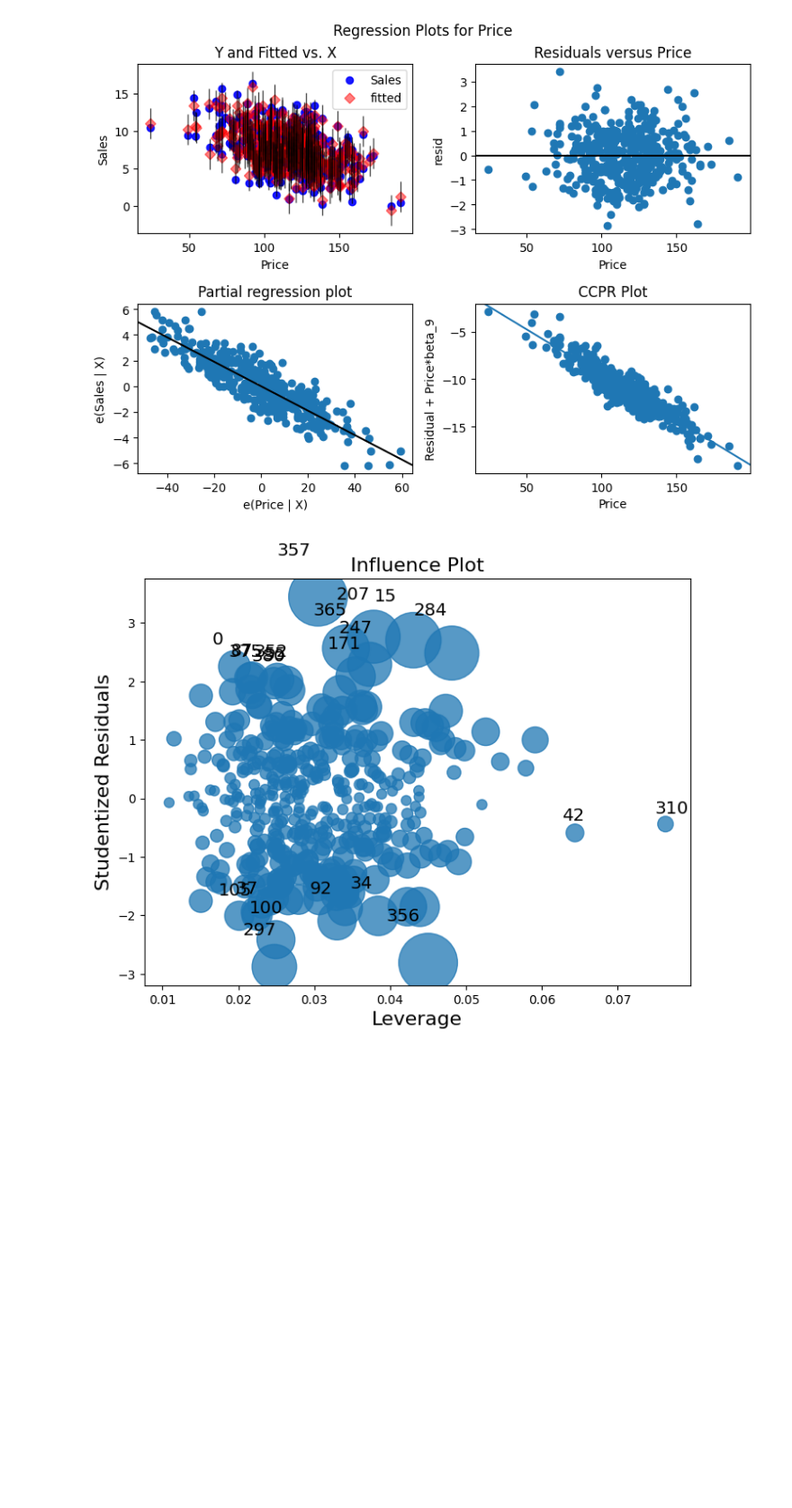
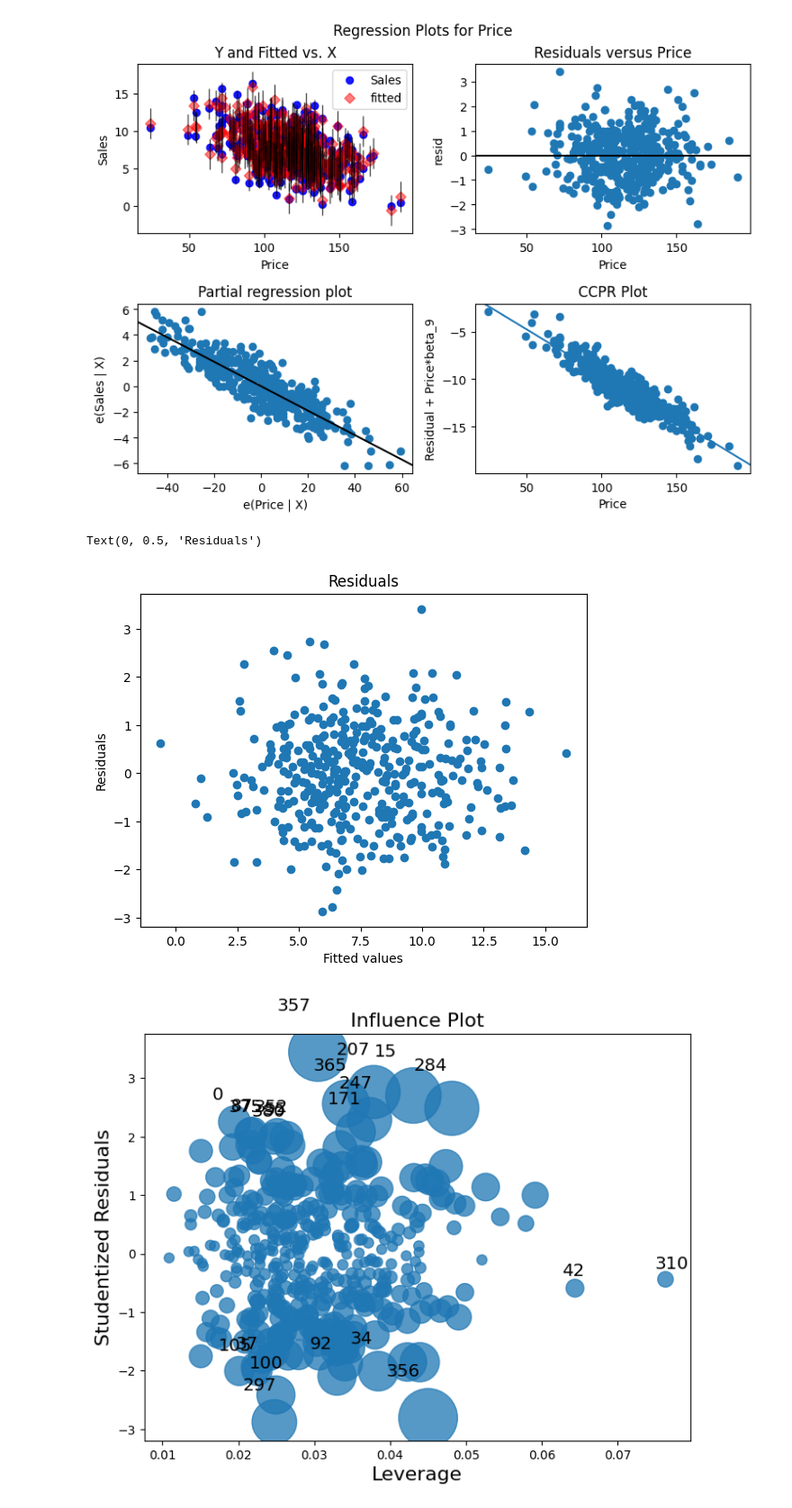
Before and after one commit to Siriyakon-Saenpor/229351_Statistical-Learning-for-Data-Science-1, a Jupyter notebook: สำเนาของ_229351_LAB07.ipynb, the cells around one changed output. Shown: that part at 90% size. Saved outputs shown, nothing was run; the diff lists cells and outputs as text; code cells hidden in the pictures; blank space fills up the shorter version.

```diff
--- a/สำเนาของ_229351_LAB07.ipynb
+++ b/สำเนาของ_229351_LAB07.ipynb
@@ -456,6 +456,14 @@ sm.graphics.plot_regress_exog(model, 'Price', fig=fig)
 plt.show()
 # %% [output]
 [figure]
+# %%
+plt.scatter(model.fittedvalues, model.resid)
+plt.title('Residuals')
+plt.xlabel('Fitted values')
+plt.ylabel('Residuals')
+# %% [output]
+Text(0, 0.5, 'Residuals')
+[figure, added]
 # %%
 fig, ax = plt.subplots(figsize=(8,6))
 sm.graphics.influence_plot(model, ax=ax)
```
Also changed, not shown: parts of 7 cells of this notebook.
